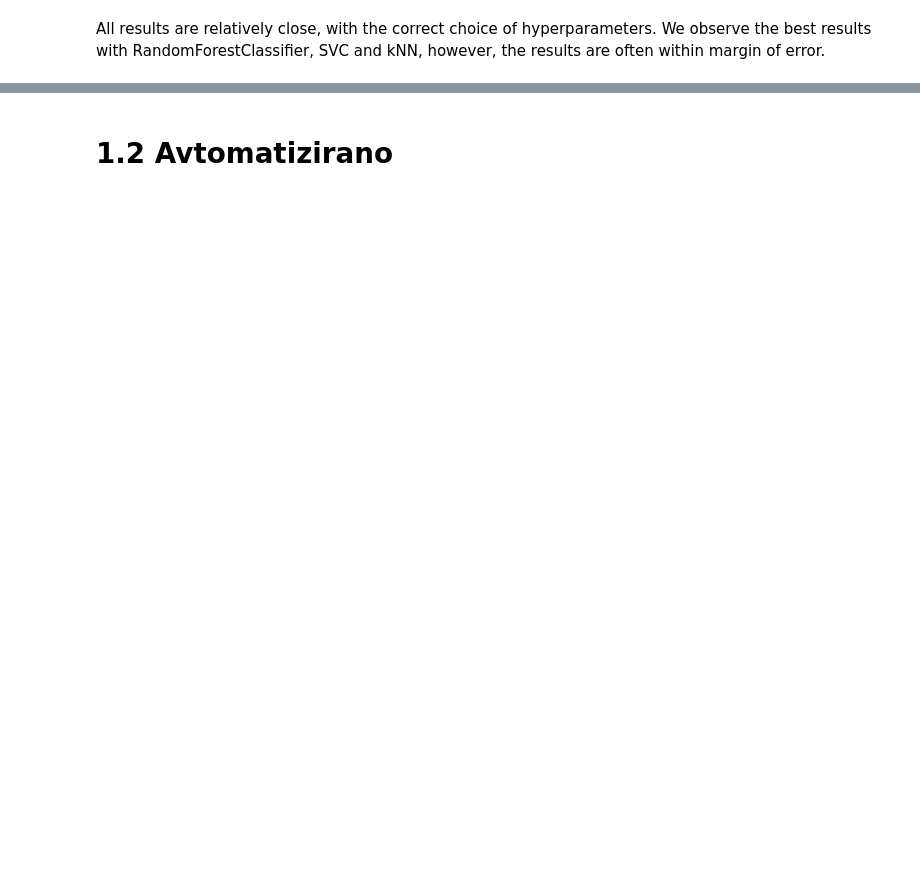
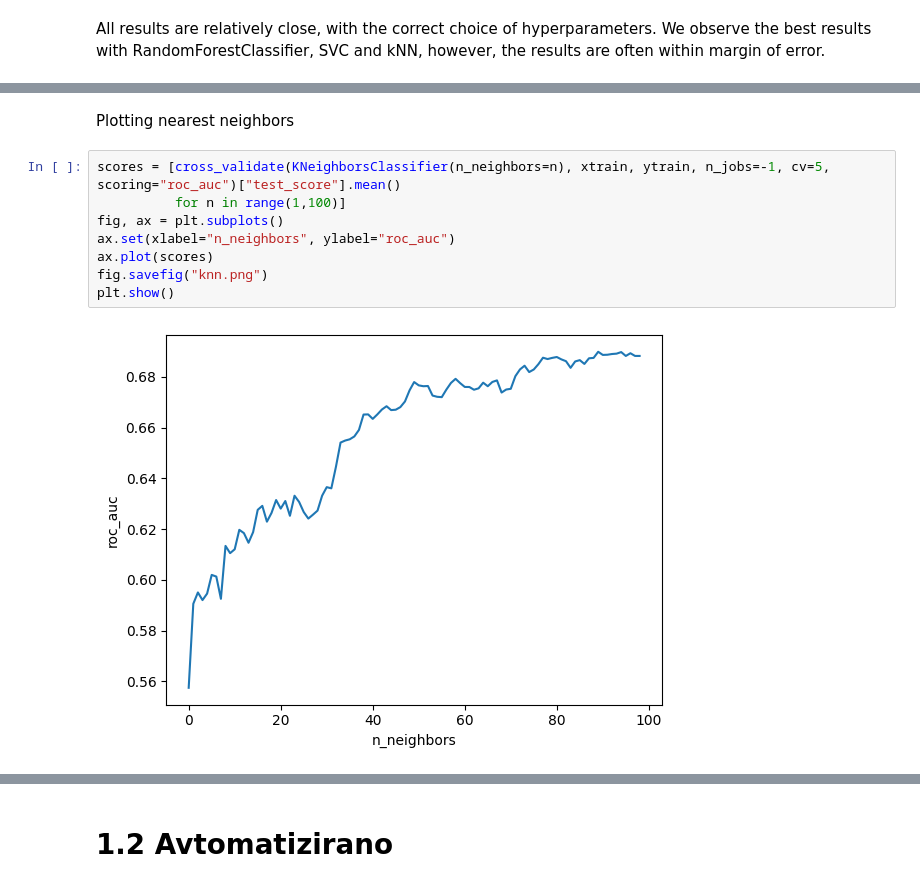
Before and after one commit to tadejpetric/nsu, a Jupyter notebook: dn1/dn1_resitve.ipynb, the cells around one changed output, grey strips where cells are left out. Drawn from its saved outputs; the diff is of its cells as text; blank space fills up the shorter version.

```diff
--- a/dn1/dn1_resitve.ipynb
+++ b/dn1/dn1_resitve.ipynb
@@ -68,0 +86,12 @@ All results are relatively close, with the correct choice of hyperparameters. We
+# %% [markdown]
+Plotting nearest neighbors
+# %%
+scores = [cross_validate(KNeighborsClassifier(n_neighbors=n), xtrain, ytrain, n_jobs=-1, cv=5, scoring="roc_auc")["test_score"].mean()
+          for n in range(1,100)]
+fig, ax = plt.subplots()
+ax.set(xlabel="n_neighbors", ylabel="roc_auc")
+ax.plot(scores)
+fig.savefig("knn.png")
+plt.show()
+# %% [output]
+[figure, added]
```
Also changed, not shown: parts of 46 cells of this notebook, 13 other files.
